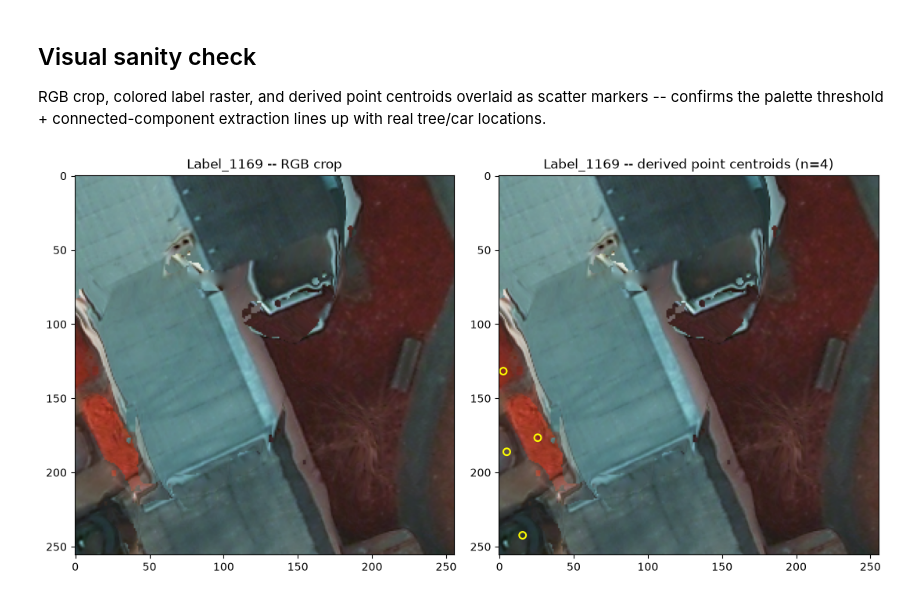
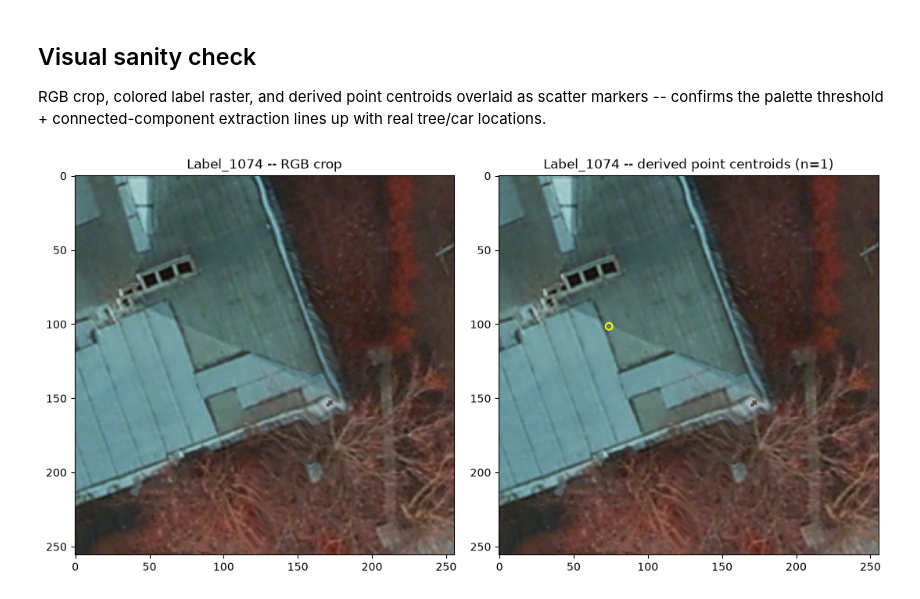
Before and after one commit to DanielZGeorge/PLEM, a Jupyter notebook: notebooks/potsdam_data_prep.ipynb, the cells around one changed output. Saved outputs shown, nothing was run; the diff lists cells and outputs as text; code cells hidden in the pictures.

```diff
--- a/notebooks/potsdam_data_prep.ipynb
+++ b/notebooks/potsdam_data_prep.ipynb
@@ -77,32 +97,33 @@ n instances: 23, median size: 538.0px
 ## Visual sanity check
 
 RGB crop, colored label raster, and derived point centroids overlaid as scatter markers -- confirms the palette threshold + connected-component extraction lines up with real tree/car locations.
-# %%
-from scipy.ndimage import center_of_mass
-
-# Pick the crop with the most instances for a more illustrative example
-# (samples[0] is an arbitrary random draw and can be a near-empty crop).
-def n_instances(sample):
-    _, n = cc_label(sample["label"] > 0)
-    return n
-
-s = max(samples, key=n_instances)
-image, label = s["image"], s["label"]
-
-labeled, n = cc_label(label > 0)
-centroids = center_of_mass(label > 0, labeled, range(1, n + 1)) if n > 0 else []
-
-fig, axes = plt.subplots(1, 2, figsize=(11, 5.5))
-axes[0].imshow(image)
-axes[0].set_title(f"{s['tile']} -- RGB crop")
-
-axes[1].imshow(image)
-if centroids:
-    ys, xs = zip(*centroids)
-    axes[1].scatter(xs, ys, s=40, facecolors="none", edgecolors="yellow", linewidths=1.5)
-axes[1].set_title(f"{s['tile']} -- derived point centroids (n={n})")
-
-fig.tight_layout()
-plt.show()
-# %% [output]
-[figure, removed]
+# %%
+from scipy.ndimage import center_of_mass
+import random
+
+# Pick the crop with the most instances for a more illustrative example
+# (samples[0] is an arbitrary random draw and can be a near-empty crop).
+def n_instances(sample):
+    _, n = cc_label(sample["label"] > 0)
+    return n
+
+s = min(samples, key=n_instances)
+image, label = s["image"], s["label"]
+
+labeled, n = cc_label(label > 0)
+centroids = center_of_mass(label > 0, labeled, range(1, n + 1)) if n > 0 else []
+
+fig, axes = plt.subplots(1, 2, figsize=(11, 5.5))
+axes[0].imshow(image)
+axes[0].set_title(f"{s['tile']} -- RGB crop")
+
+axes[1].imshow(image)
+if centroids:
+    ys, xs = zip(*centroids)
+    axes[1].scatter(xs, ys, s=40, facecolors="none", edgecolors="yellow", linewidths=1.5)
+axes[1].set_title(f"{s['tile']} -- derived point centroids (n={n})")
+
+fig.tight_layout()
+plt.show()
+# %% [output]
+[figure, added]
```
Also changed, not shown: parts of 6 cells of this notebook, 4 other files.
